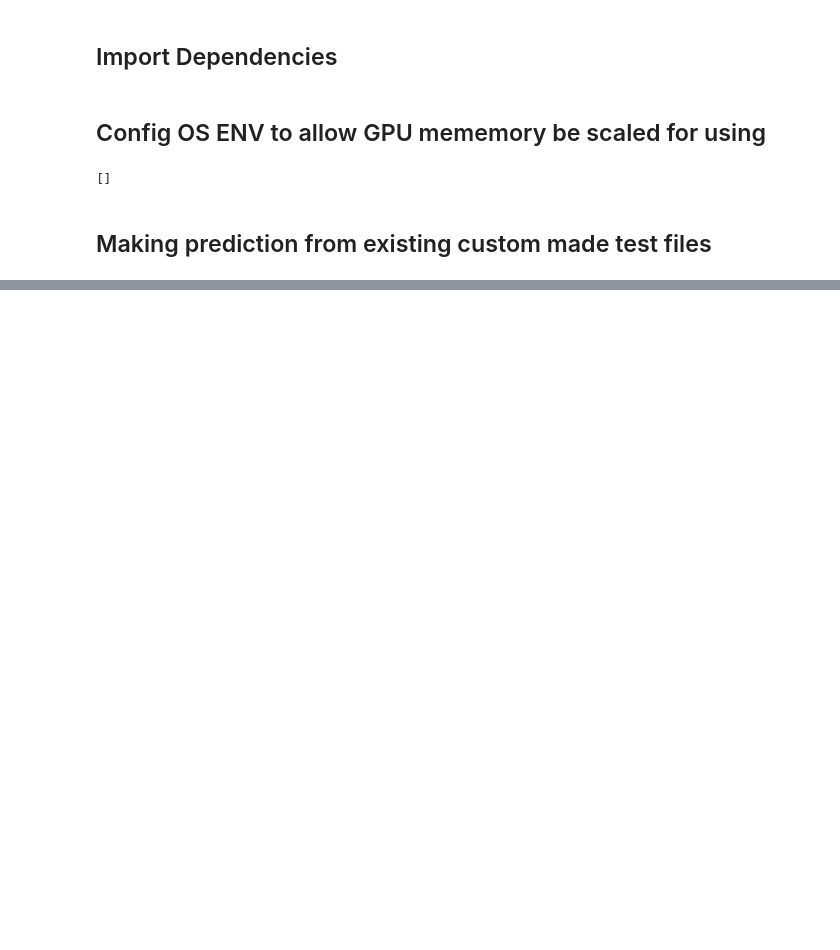
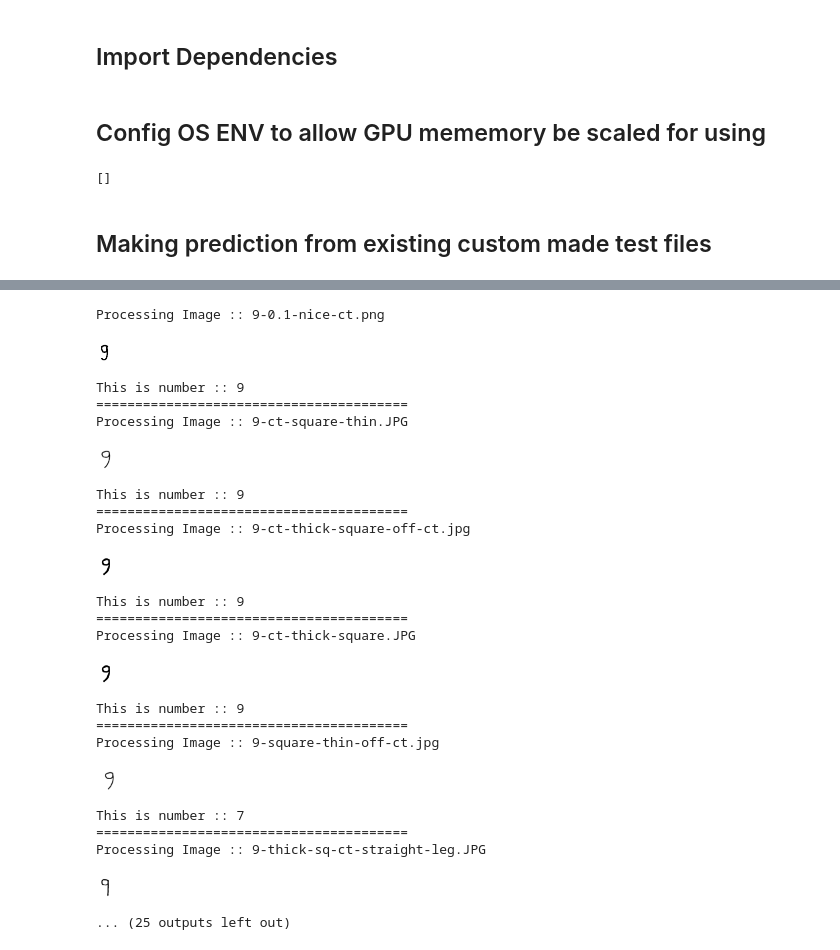
Before and after one commit to henryle-n/Handwriting-Prediction-Tensorflow2, a Jupyter notebook: OLD/Test-Trained-CNN-Blocks.ipynb, the cells around one changed output, grey strips where cells are left out. Drawn from its saved outputs; the diff is of its cells as text; code cells hidden in the pictures; blank space fills up the shorter version.

```diff
--- a/OLD/Test-Trained-CNN-Blocks.ipynb
+++ b/OLD/Test-Trained-CNN-Blocks.ipynb
@@ -171,0 +217,36 @@ Processing Image :: 7-rainbow-ct.JPG
+# %%
+# create a list of all picture path inside test image folder
+base_path = "../images/test-img/num9-variant/"
+img_list = [base_path + img for img in listdir(base_path) if isfile(join(base_path, img))]
+
+# looping thru each img and make prediction
+st_time = time()
+for ea_iter in tf.range(len(img_list)):
+    ea_iter = tf.cast(ea_iter, tf.int64)
+    img_predict(img_list[ea_iter])
+total_time = time() - st_time
+print (f'Total Prediction Run Time :: {round(total_time, 3)} seconds || {len(img_list)} images')
+# %% [output]
+Processing Image :: 9-0.1-nice-ct.png
+[figure, added]
+This is number :: 9
+========================================
+Processing Image :: 9-ct-square-thin.JPG
+[figure, added]
+This is number :: 9
+========================================
+Processing Image :: 9-ct-thick-square-off-ct.jpg
+[figure, added]
+This is number :: 9
+========================================
+Processing Image :: 9-ct-thick-square.JPG
+[figure, added]
+This is number :: 9
+========================================
+Processing Image :: 9-square-thin-off-ct.jpg
+[figure, added]
+This is number :: 7
+========================================
+Processing Image :: 9-thick-sq-ct-straight-leg.JPG
+[figure, added]
+... (25 outputs left out)
```
Also changed, not shown: parts of 8 cells of this notebook, 50 other files.
